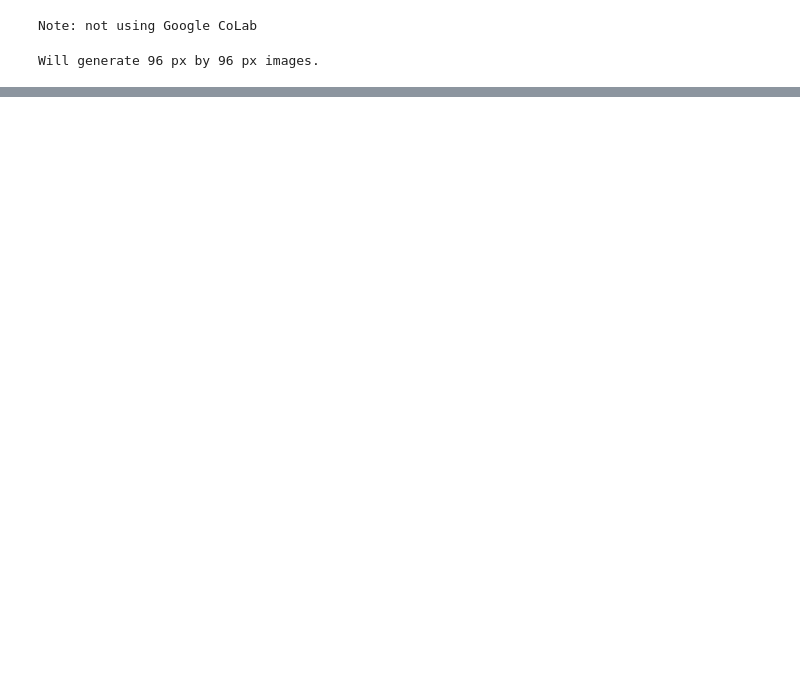
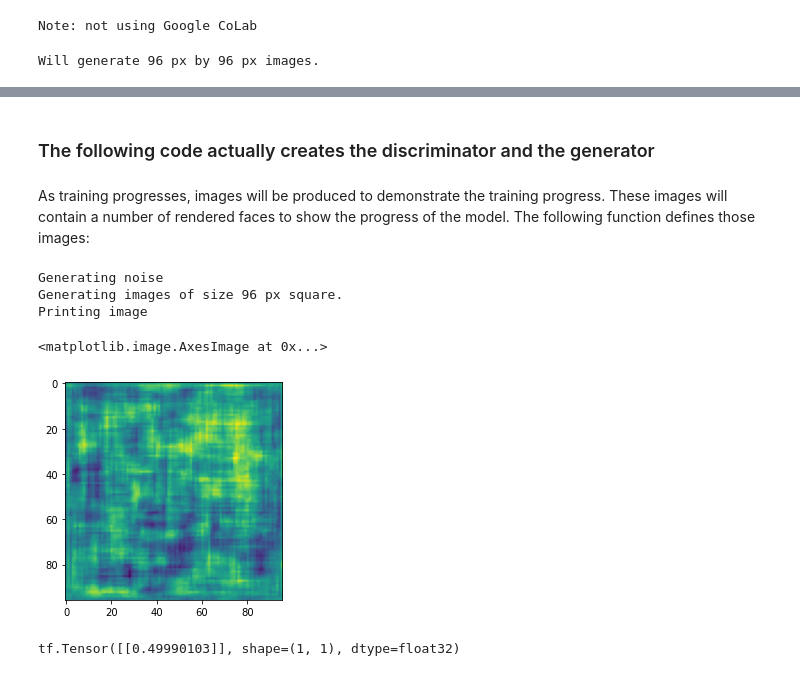
Before and after one commit to timothymhowe/lighthouse-data-notes, a Jupyter notebook: week-09/3-wed/gans-in-python.ipynb, the cells around one changed output, grey strips where cells are left out. Drawn from its saved outputs; the diff is of its cells as text; code cells hidden in the pictures; blank space fills up the shorter version.

```diff
--- a/week-09/3-wed/gans-in-python.ipynb
+++ b/week-09/3-wed/gans-in-python.ipynb
@@ -62,0 +108,36 @@ Will generate 96 px by 96 px images.
+# %% [markdown]
+### The following code actually creates the discriminator and the generator
+# %%
+def build_generator(seed_size, channels):
+    model = Sequential()
+
+    model.add(Dense(4*4*256,activation="relu",input_dim=seed_size))
+    model.add(Reshape((4,4,256)))
+
+    model.add(UpSampling2D())
+    model.add(Conv2D(256,kernel_size=3,padding="same"))
+    model.add(BatchNormalization(momentum=0.8))
+    model.add(Activation("relu"))
+
+    model.add(UpSampling2D())
+    model.add(Conv2D(256,kernel_size=3,padding="same"))
+    model.add(BatchNormalization(momentum=0.8))
+    model.add(Activation("relu"))
+
+    # Output resolution, additional upsampling
+    model.add(UpSampling2D())
+    model.add(Conv2D(128,kernel_size=3,padding="same"))
+    model.add(BatchNormalization(momentum=0.8))
+    model.add(Activation("relu"))
+
+    if GENERATE_RES>1:
+      model.add(UpSampling2D(size=(GENERATE_RES,GENERATE_RES)))
+      model.add(Conv2D(128,kernel_size=3,padding="same"))
+      model.add(BatchNormalization(momentum=0.8))
+      model.add(Activation("relu"))
+
+    # Final CNN layer
+    model.add(Conv2D(channels,kernel_size=3,padding="same"))
+    model.add(Activation("tanh"))
+
+    return model
@@ -62,0 +178,2 @@ Will generate 96 px by 96 px images.
+# %% [markdown]
+As training progresses, images will be produced to demonstrate the training progress. These images will contain a number of rendered faces to show the progress of the model.  The following function defines those images:
@@ -63,2 +208,24 @@ Will generate 96 px by 96 px images.
+# %%
+generator = build_generator(SEED_SIZE, IMAGE_CHANNELS)
+print("Generating noise")
+noise = tf.random.normal([1, SEED_SIZE])
+print(f"Generating images of size {GENERATE_SQUARE} px square.")
+generated_image = generator(noise, training=False)
+print("Printing image")
+plt.imshow(generated_image[0, :, :, 0])
+# %% [output]
+Generating noise
+Generating images of size 96 px square.
+Printing image
+<matplotlib.image.AxesImage at 0x...>
+[figure, added]
+# %%
+image_shape = (GENERATE_SQUARE,GENERATE_SQUARE,IMAGE_CHANNELS)
+
+discriminator = build_discriminator(image_shape)
+decision = discriminator(generated_image)
+print (decision)
+# %% [output]
+tf.Tensor([[0.49990103]], shape=(1, 1), dtype=float32)
 # %%
 # returns a helper function to compute cross entropy loss
```
Also changed, not shown: parts of 18 cells of this notebook, 3 other files.
